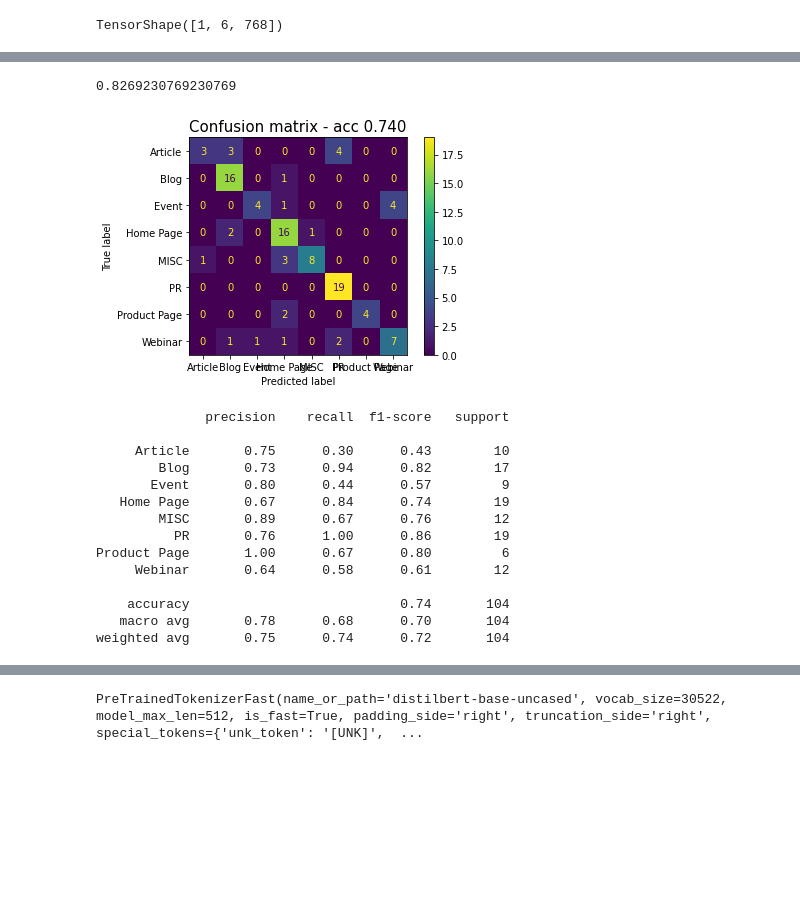
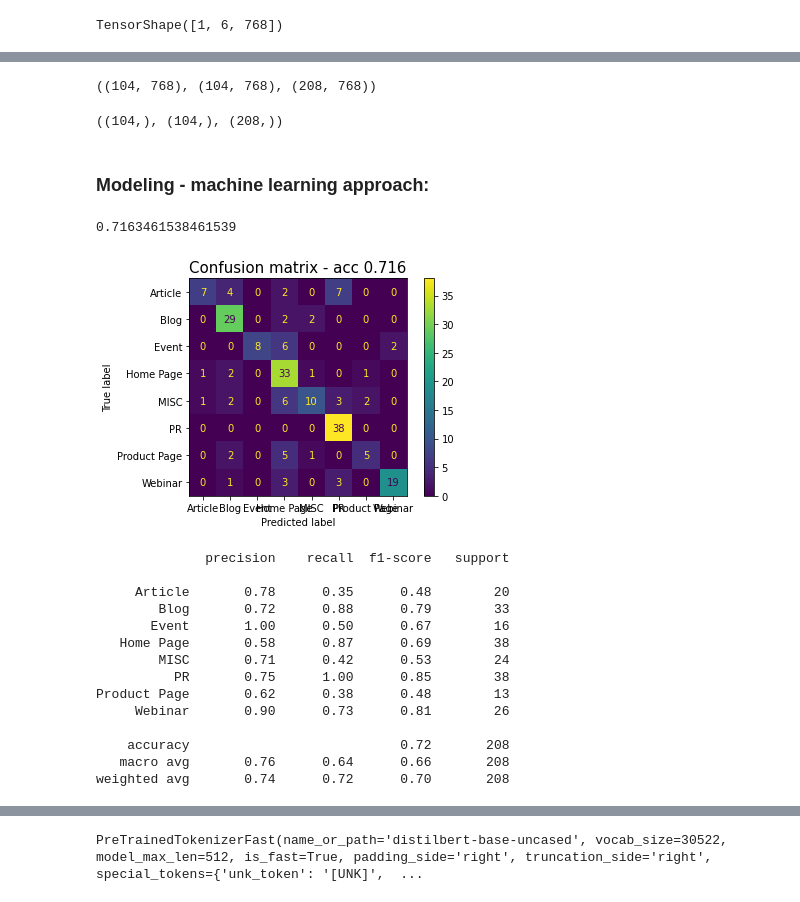
Before and after one commit to hmatzner/text-classification, a Jupyter notebook: url_classification.ipynb, the cells around one changed output, grey strips where cells are left out. Cells and saved outputs as stored; diff of their text form; code cells hidden in the pictures; blank space fills up the shorter version.

Commit message:
fixed bug w labels in df_text2 not matching their respective url, made acc before worse, now acc=0.716 BERT w LogReg

```diff
--- a/url_classification.ipynb
+++ b/url_classification.ipynb
@@ -582,7 +628,7 @@ save_variable(urls, 'urls_already_read')
 # %%
-df_text2 = df2.loc[indexes, :]
-df_text2[TEXT] = summaries2
-df_text2['url'] = pd.Series(urls).loc[indexes]
-df_text2 = df_text2[df_text2[TARGET] != '-'].reset_index(drop=True)
+# df_text2 = df2.loc[indexes, :]
+# df_text2[TEXT] = summaries2
+# df_text2['url'] = pd.Series(urls).loc[indexes]
+# df_text2 = df_text2[df_text2[TARGET] != '-'] # .reset_index(drop=True)
 df_text2.tail(10)
 # %% [output]
@@ -1764,0 +1817,4 @@ X_train_.shape, X_valid_.shape
+# %%
+X_test_ = np.array(dataset_hidden["test"]["hidden_state"])
+y_test_ = np.array(dataset_hidden["test"]["label"])
+X_test_.shape, y_test.shape
@@ -1765,37 +1839,49 @@ X_train_.shape, X_valid_.shape
+# %%
+X_valid_test_ = np.concatenate([X_valid_, X_test_])
+X_valid_.shape, X_test_.shape, X_valid_test_.shape
+# %% [output]
+((104, 768), (104, 768), (208, 768))
+# %%
+y_valid_test_ = np.concatenate([y_valid_, y_test_])
+y_valid_.shape, y_test_.shape, y_valid_test_.shape
+# %% [output]
+((104,), (104,), (208,))
+# %% [markdown]
+### Modeling - machine learning approach:
 # %%
 # We increase `max_iter` to guarantee convergence
 lr_clf = LogisticRegression(max_iter=3000)
 lr_clf.fit(X_train_, y_train_)
-lr_clf.score(X_valid_, y_valid_)
+lr_clf.score(X_valid_test_, y_valid_test_)
 # %% [output]
-0.8269230769230769
+0.7163461538461539
 # %%
 rf_clf = fit_model(RandomForestClassifier(max_depth=10,
                                             n_estimators=50,
                                             random_state=0,
                                           ),
                 X_train_,
                 y_train_)
 
-y_val_pred = predict(rf_clf, X_valid_)
+y_pred = predict(rf_clf, X_valid_test_)
 
-print_confusion_matrix(y_val, y_val_pred, with_report=True)
+print_confusion_matrix(y_valid_test_, y_pred, with_report=True)
 # %% [output]
-[figure, old version]
+[figure, new version]
               precision    recall  f1-score   support
 
-     Article       0.75      0.30      0.43        10
-        Blog       0.73      0.94      0.82        17
-       Event       0.80      0.44      0.57         9
-   Home Page       0.67      0.84      0.74        19
-        MISC       0.89      0.67      0.76        12
-          PR       0.76      1.00      0.86        19
-Product Page       1.00      0.67      0.80         6
-     Webinar       0.64      0.58      0.61        12
+     Article       0.78      0.35      0.48        20
+        Blog       0.72      0.88      0.79        33
+       Event       1.00      0.50      0.67        16
+   Home Page       0.58      0.87      0.69        38
+        MISC       0.71      0.42      0.53        24
+          PR       0.75      1.00      0.85        38
+Product Page       0.62      0.38      0.48        13
+     Webinar       0.90      0.73      0.81        26
 
-    accuracy                           0.74       104
-   macro avg       0.78      0.68      0.70       104
-weighted avg       0.75      0.74      0.72       104
+    accuracy                           0.72       208
+   macro avg       0.76      0.64      0.66       208
+weighted avg       0.74      0.72      0.70       208
 # %%
 svc_clf = fit_model(SVC(C=1,
                     class_weight='balanced'
```
Also changed, not shown: parts of 87 cells of this notebook.
